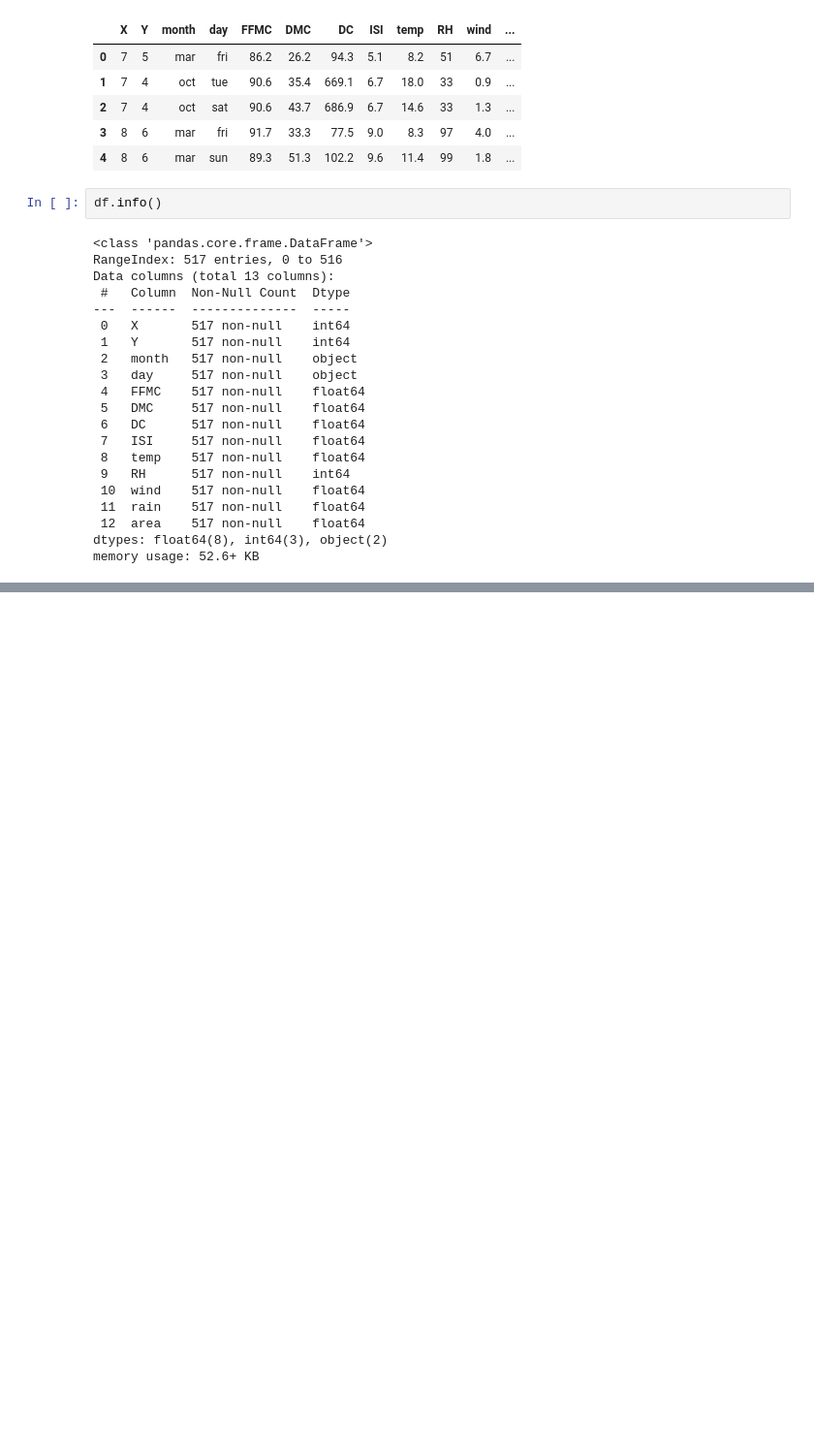
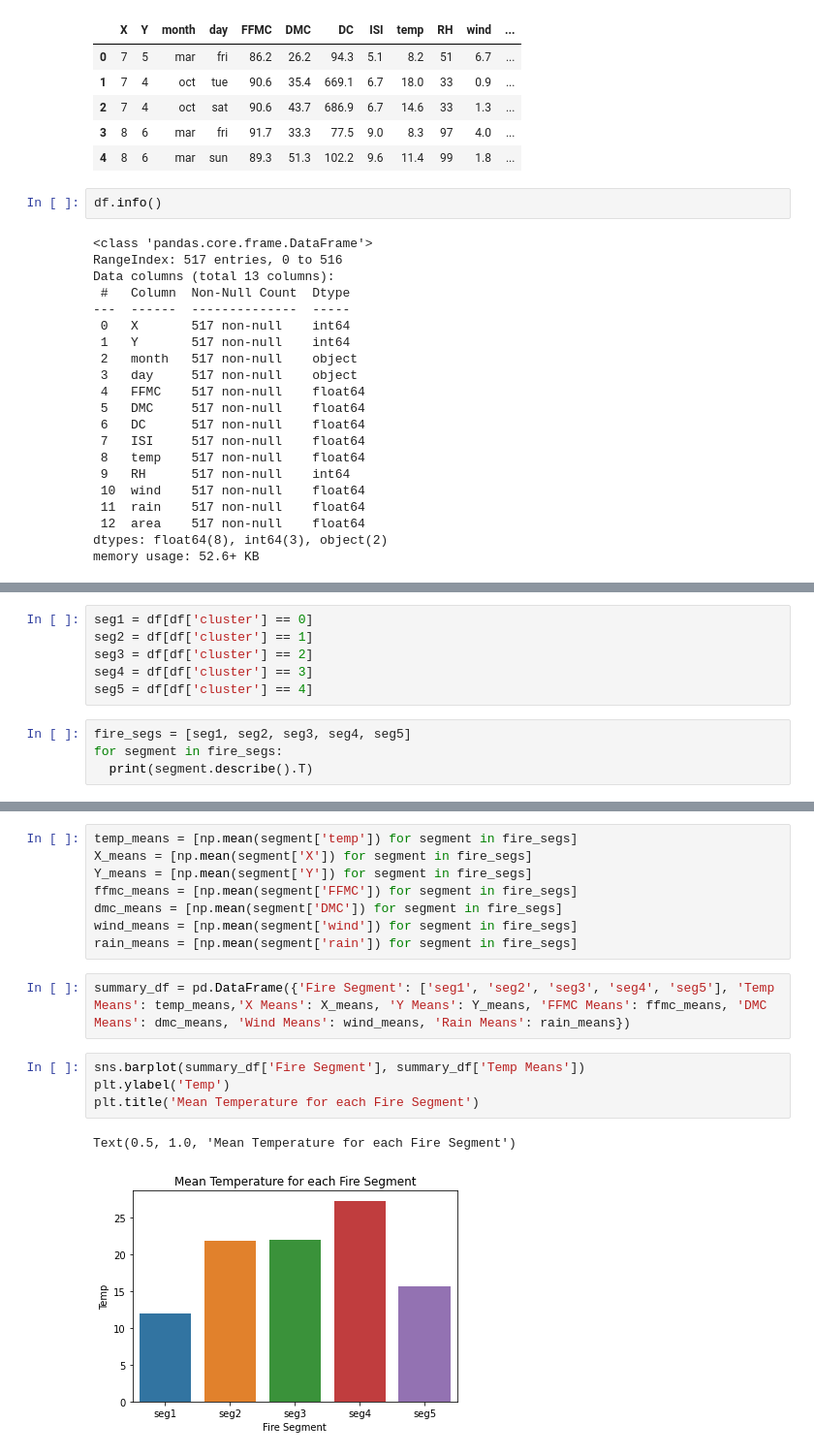
Before and after one commit to josephychin/forest-fires, a Jupyter notebook: Project_2_Part_4.ipynb, the cells around one changed output, grey strips where cells are left out. Shown at 97% size. Cells and saved outputs as stored; diff of their text form; blank space fills up the shorter version.

```diff
--- a/Project_2_Part_4.ipynb
+++ b/Project_2_Part_4.ipynb
@@ -96,0 +80,10 @@ rf.score(X_test, y_test)
+# %%
+seg1 = df[df['cluster'] == 0]
+seg2 = df[df['cluster'] == 1]
+seg3 = df[df['cluster'] == 2]
+seg4 = df[df['cluster'] == 3]
+seg5 = df[df['cluster'] == 4]
+# %%
+fire_segs = [seg1, seg2, seg3, seg4, seg5]
+for segment in fire_segs:
+  print(segment.describe().T)
@@ -96,0 +108,17 @@ rf.score(X_test, y_test)
+# %%
+temp_means = [np.mean(segment['temp']) for segment in fire_segs]
+X_means = [np.mean(segment['X']) for segment in fire_segs]
+Y_means = [np.mean(segment['Y']) for segment in fire_segs]
+ffmc_means = [np.mean(segment['FFMC']) for segment in fire_segs]
+dmc_means = [np.mean(segment['DMC']) for segment in fire_segs]
+wind_means = [np.mean(segment['wind']) for segment in fire_segs]
+rain_means = [np.mean(segment['rain']) for segment in fire_segs]
+# %%
+summary_df = pd.DataFrame({'Fire Segment': ['seg1', 'seg2', 'seg3', 'seg4', 'seg5'], 'Temp Means': temp_means,'X Means': X_means, 'Y Means': Y_means, 'FFMC Means': ffmc_means, 'DMC Means': dmc_means, 'Wind Means': wind_means, 'Rain Means': rain_means})
+# %%
+sns.barplot(summary_df['Fire Segment'], summary_df['Temp Means'])
+plt.ylabel('Temp')
+plt.title('Mean Temperature for each Fire Segment')
+# %% [output]
+Text(0.5, 1.0, 'Mean Temperature for each Fire Segment')
+[figure, added]
```
Also changed, not shown: parts of 27 cells of this notebook.
